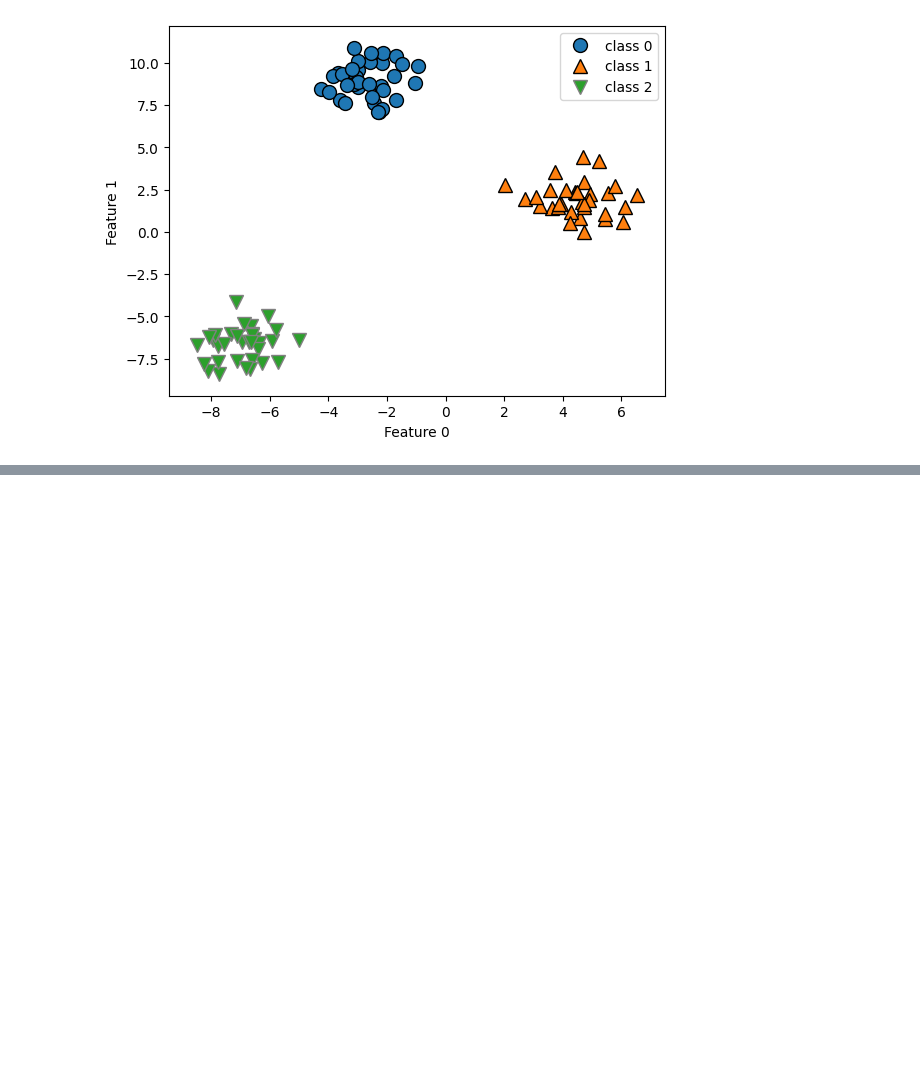
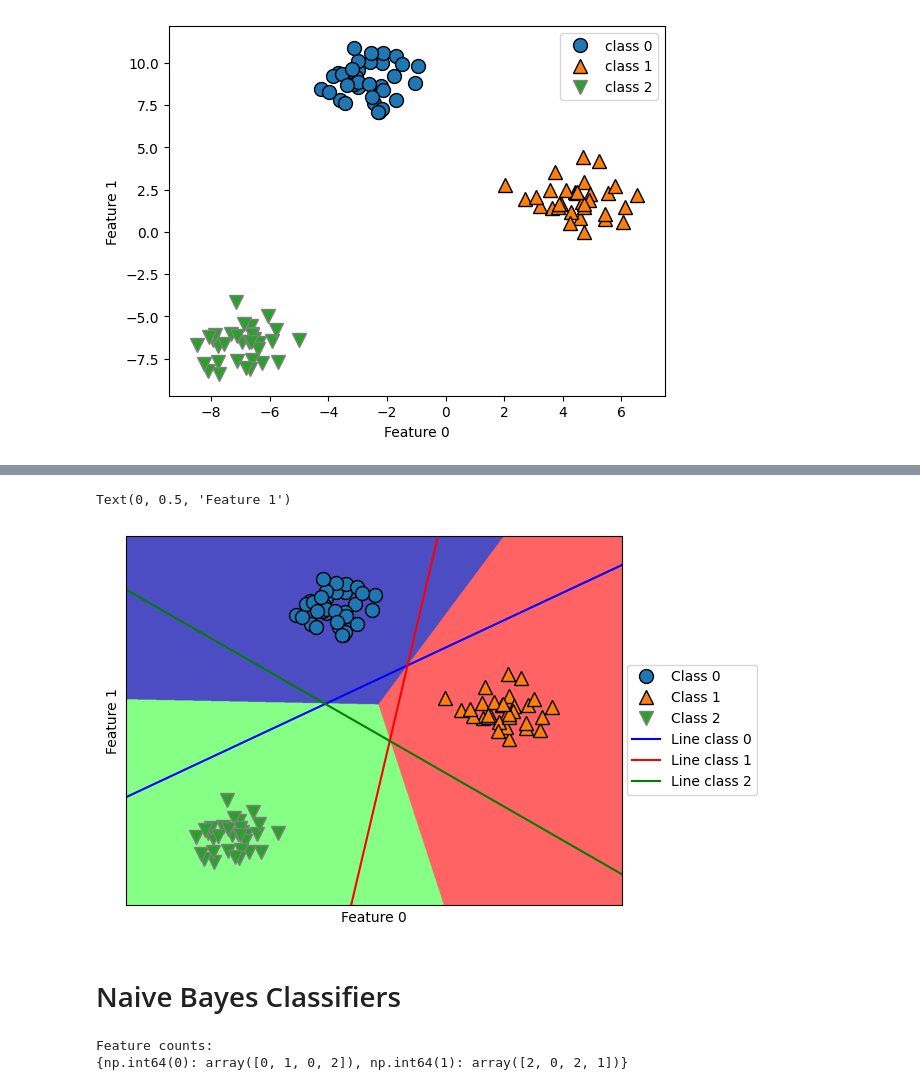
Before and after one commit to Nirajjj11/ml_learning, a Jupyter notebook: supervised_learning/supervised_ml_linear.ipynb, the cells around one changed output, grey strips where cells are left out. Cells and saved outputs as stored; diff of their text form; code cells hidden in the pictures; blank space fills up the shorter version.

```diff
--- a/supervised_learning/supervised_ml_linear.ipynb
+++ b/supervised_learning/supervised_ml_linear.ipynb
@@ -273,0 +295,30 @@ plt.legend(["class 0", "class 1","class 2"])
+# %%
+mglearn.plots.plot_2d_classification(linear_svm, X, fill=True, alpha=.7)
+mglearn.discrete_scatter(X[:, 0], X[:, 1], y)
+line = np.linspace(-15, 15)
+for coef, intercept, color in zip(linear_svm.coef_, linear_svm.intercept_,['b', 'r', 'g']):
+    plt.plot(line, -(line * coef[0] + intercept) / coef[1], c=color)
+plt.legend(['Class 0', 'Class 1', 'Class 2', 'Line class 0', 'Line class 1','Line class 2'], loc=(1.01, 0.3))
+plt.xlabel("Feature 0")
+plt.ylabel("Feature 1")
+# %% [output]
+Text(0, 0.5, 'Feature 1')
+[figure, added]
+# %% [markdown]
+# Naive Bayes Classifiers
+# %%
+X = np.array([[0, 1, 0, 1],
+    [1, 0, 1, 1],
+    [0, 0, 0, 1],
+    [1, 0, 1, 0]])
+y = np.array([0, 1, 0, 1])
+
+counts = {}
+for label in np.unique(y):
+# iterate over each class
+# count (sum) entries of 1 per feature
+    counts[label] = X[y == label].sum(axis=0)
+print("Feature counts:\n{}".format(counts))
+# %% [output]
+Feature counts:
+{np.int64(0): array([0, 1, 0, 2]), np.int64(1): array([2, 0, 2, 1])}
```
Also changed, not shown: parts of 2 cells of this notebook, 1 other file.
